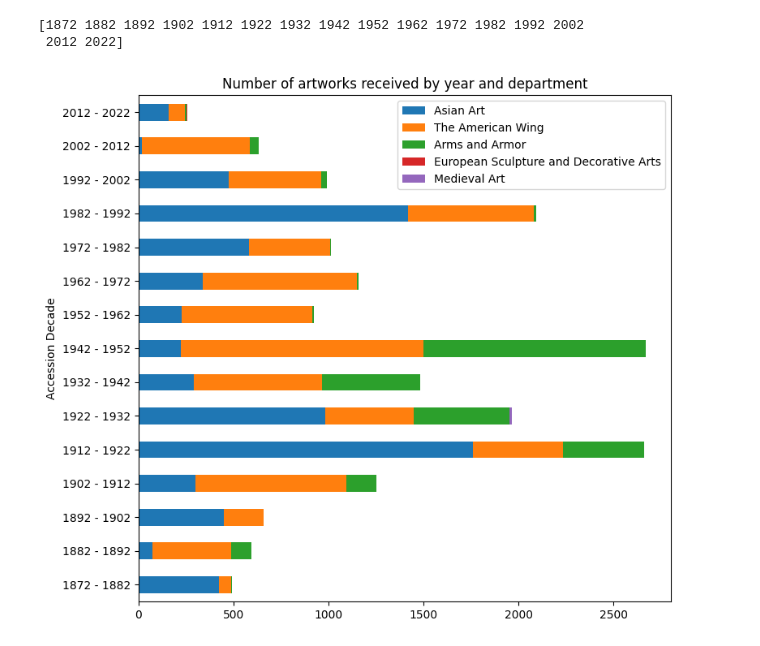
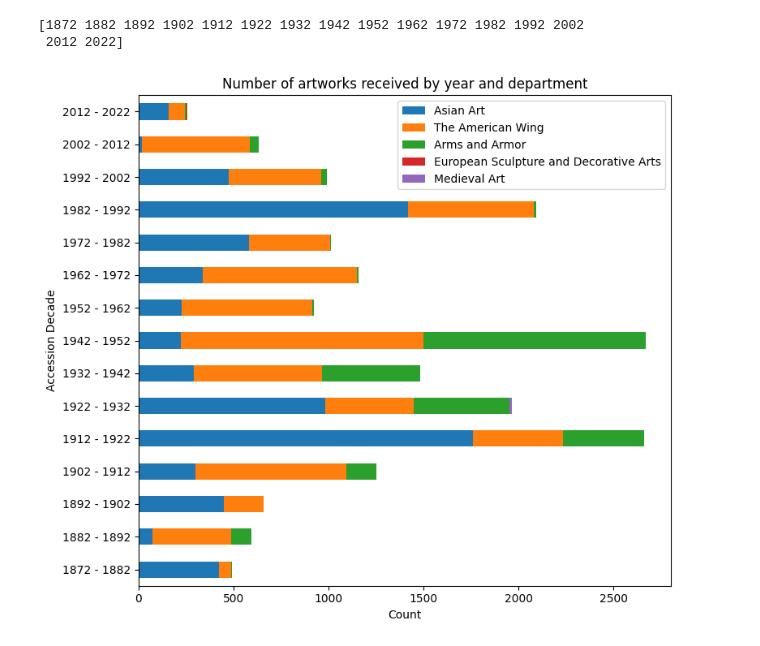
Before and after one commit to RaspberryVodka/aim-lab-sessions, a Jupyter notebook: numpy-and-pandas.ipynb, the cells around one changed output. Drawn from its saved outputs; the diff is of its cells as text; code cells hidden in the pictures.

```diff
--- a/numpy-and-pandas.ipynb
+++ b/numpy-and-pandas.ipynb
@@ -545,23 +552,23 @@ def group_by_year(dataframe, years):
 # %%
 grouped_datasets, labels = group_by_year(dataset, decades)
 
 combined = pd.concat([d['Department'].value_counts() for d in grouped_datasets], axis=1, keys=labels)
 combined = combined.fillna(0)
 combined = combined.astype('int')
 combined = combined.transpose()
 
 
 fig = plt.figure()
 plt.title("Number of artworks received by year and department")
 combined.plot.barh(stacked=True,
-                   ax=fig.gca(),
-                   xlabel="Accession Decade",
-                   ylabel="Count")
+                   ax=fig.gca())
 plt.legend()
+plt.xlabel("Count")
+plt.ylabel("Accession Decade")
 plt.show()
 
 # When data is cleaned up and presented in this way, it offers insights into the dataset that can uncover interesting
 # facts about it that we might not have necessarily set out to find. For instance, note the sudden increase in
 # Arms and Armor pieces during the 1940s. Wonder where they came from...
 # %% [output]
-[figure, old version]
+[figure, new version]
```
Also changed, not shown: parts of 18 cells of this notebook, 1 other file.
